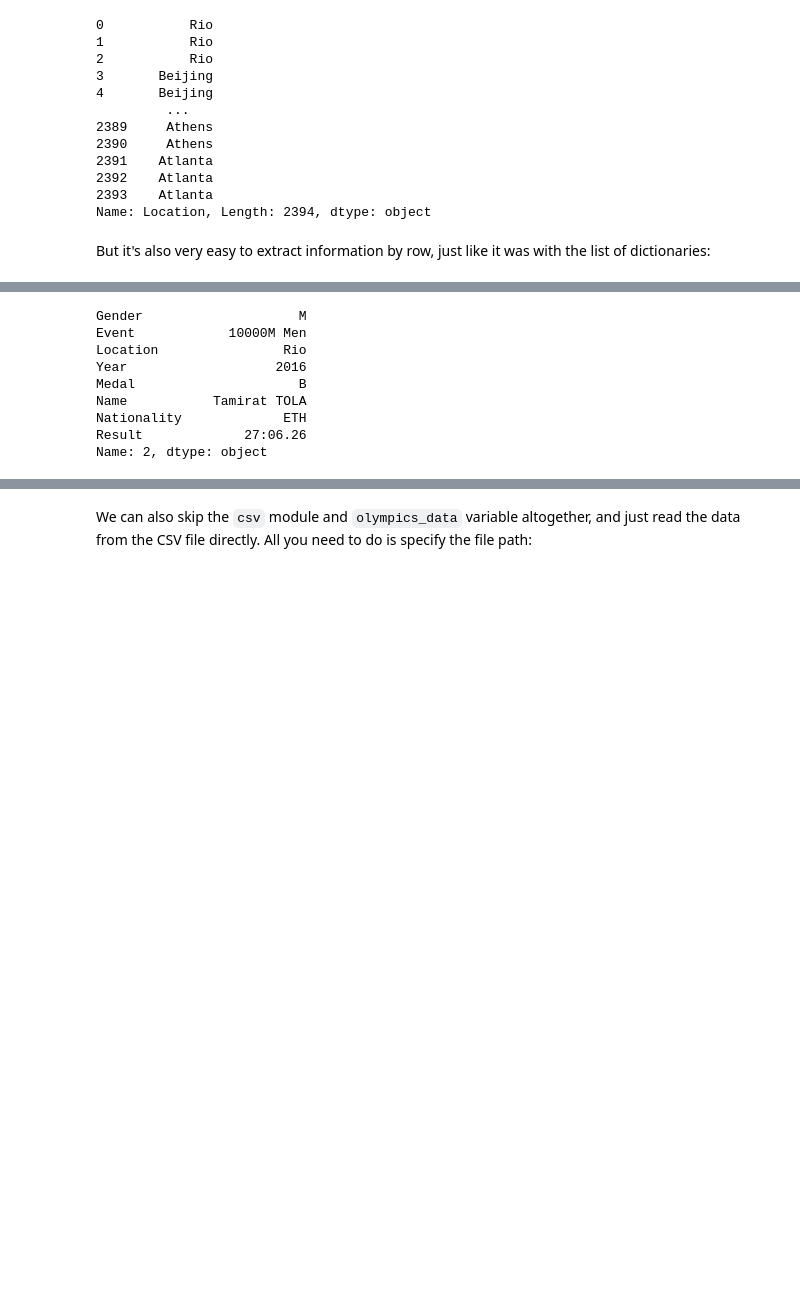
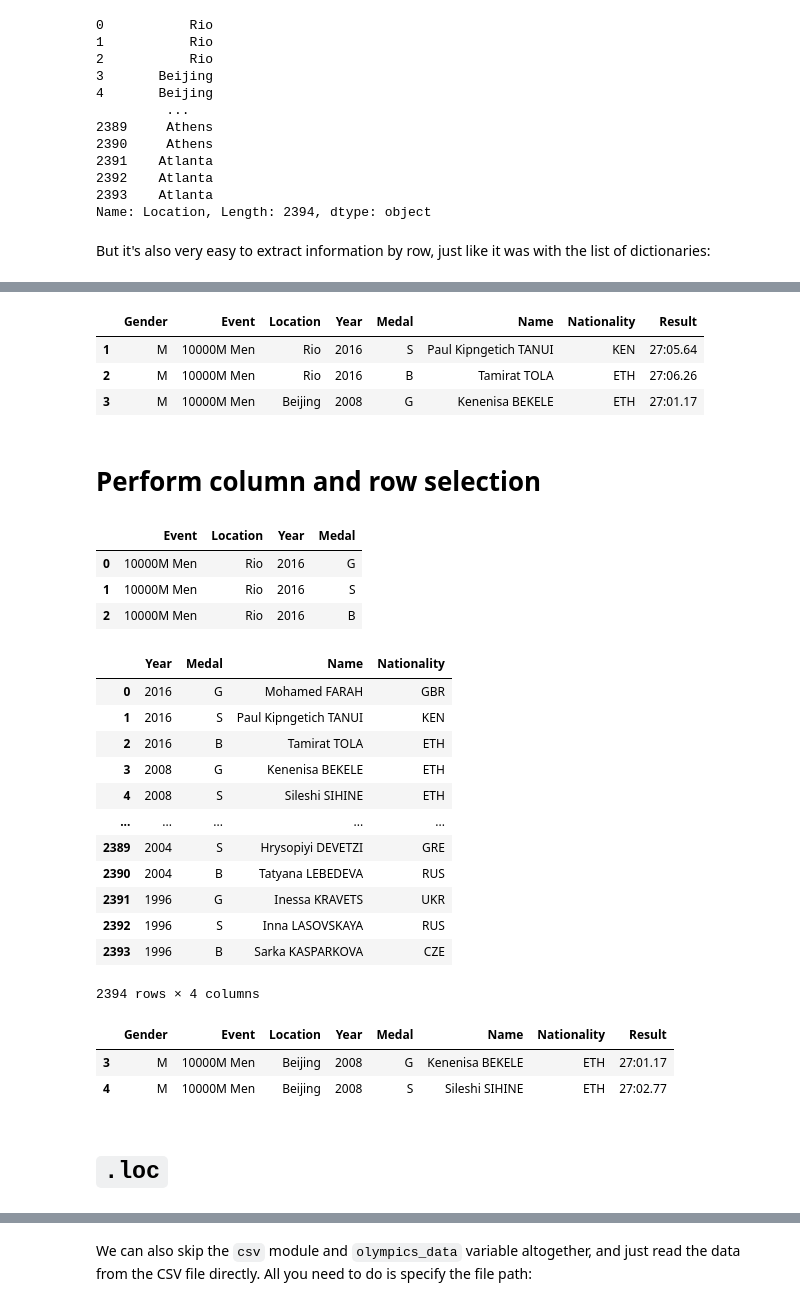
Before and after one commit to mish-mureh/dsc-data-analysis-pandas-intro, a Jupyter notebook: index.ipynb, the cells around one changed output, grey strips where cells are left out. Saved outputs shown, nothing was run; the diff lists cells and outputs as text; code cells hidden in the pictures; blank space fills up the shorter version.

````diff
--- a/index.ipynb
+++ b/index.ipynb
@@ -157,7 +157,7 @@ To open and read the first 5 lines with the `csv` module, that would look like t
 # %%
 import csv
 
-with open("olympic_medals.csv") as f:
+with open("olympic_medals.csv", encoding ='utf8') as f:
     reader = csv.DictReader(f)
     olympics_data = list(reader)
 
@@ -169,10 +172,0 @@ UnicodeDecodeError: 'charmap' codec can't decode byte 0x81 in position 1438: cha
-# %%
-import csv
-
-with open("olympic_medals.csv") as f:
-    reader = csv.DictReader(f)
-    olympics_data = list(reader)
-
-# Print the first 5 rows of data
-for index in range(5):
-    print(olympics_data[index])
@@ -238,12 +259,42 @@ But it's also very easy to extract information by row, just like it was with the
 # %%
-df.iloc[2]
+df.iloc[1:4]
 # %% [output]
-Gender                    M
-Event            10000M Men
-Location                Rio
-Year                   2016
-Medal                     B
-Name           Tamirat TOLA
-Nationality             ETH
-Result             27:06.26
-Name: 2, dtype: object
+|  | Gender | Event | Location | Year | Medal | Name | Nationality | Result |
+| 1 | M | 10000M Men | Rio | 2016 | S | Paul Kipngetich TANUI | KEN | 27:05.64 |
+| 2 | M | 10000M Men | Rio | 2016 | B | Tamirat TOLA | ETH | 27:06.26 |
+| 3 | M | 10000M Men | Beijing | 2008 | G | Kenenisa BEKELE | ETH | 27:01.17 |
+# %% [markdown]
+# Perform column and row selection
+# %%
+# column 0:3 and row 1:5
+df.iloc[0:3, 1:5]
+# %% [output]
+|  | Event | Location | Year | Medal |
+| 0 | 10000M Men | Rio | 2016 | G |
+| 1 | 10000M Men | Rio | 2016 | S |
+| 2 | 10000M Men | Rio | 2016 | B |
+# %%
+# All rows column 3:7
+df.iloc[:, 3:7]
+# %% [output]
+|  | Year | Medal | Name | Nationality |
+| 0 | 2016 | G | Mohamed FARAH | GBR |
+| 1 | 2016 | S | Paul Kipngetich TANUI | KEN |
+| 2 | 2016 | B | Tamirat TOLA | ETH |
+| 3 | 2008 | G | Kenenisa BEKELE | ETH |
+| 4 | 2008 | S | Sileshi SIHINE | ETH |
+| ... | ... | ... | ... | ... |
+| 2389 | 2004 | S | Hrysopiyi DEVETZI | GRE |
+| 2390 | 2004 | B | Tatyana LEBEDEVA | RUS |
+| 2391 | 1996 | G | Inessa KRAVETS | UKR |
+| 2392 | 1996 | S | Inna LASOVSKAYA | RUS |
+| 2393 | 1996 | B | Sarka KASPARKOVA | CZE |
+2394 rows × 4 columns
+# %%
+df.iloc[3:5, :]
+# %% [output]
+|  | Gender | Event | Location | Year | Medal | Name | Nationality | Result |
+| 3 | M | 10000M Men | Beijing | 2008 | G | Kenenisa BEKELE | ETH | 27:01.17 |
+| 4 | M | 10000M Men | Beijing | 2008 | S | Sileshi SIHINE | ETH | 27:02.77 |
+# %% [markdown]
+# ```.loc```
````
Also changed, not shown: parts of 9 cells of this notebook.
